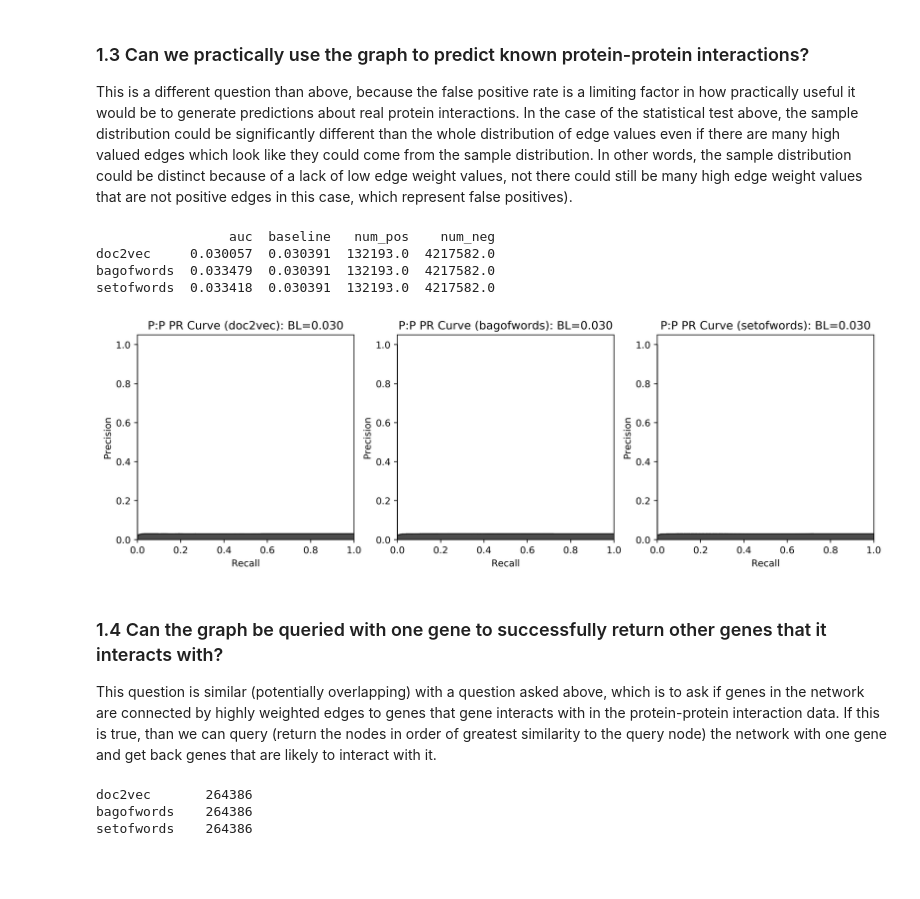
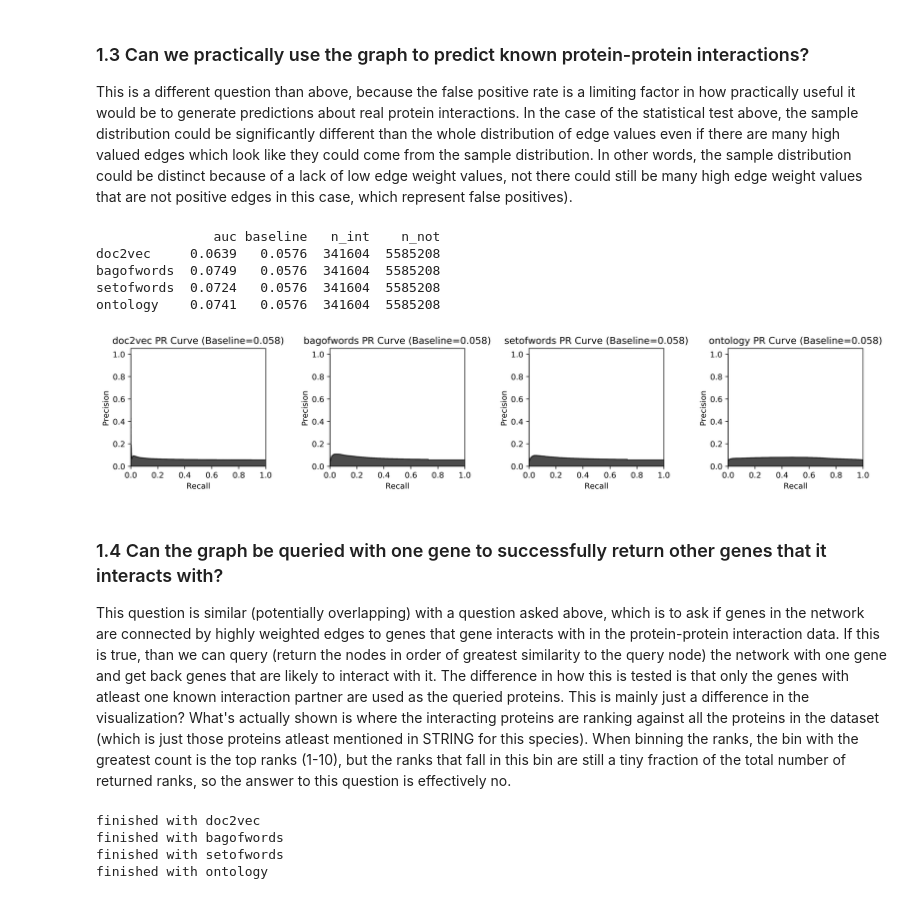
Before and after one commit to irbraun/plant-phenotypes-nlp, a Jupyter notebook: notebooks/nb1_ath_protein_interactions.ipynb, the cells around one changed output. Cells and saved outputs as stored; diff of their text form; code cells hidden in the pictures; blank space fills up the shorter version.

```diff
--- a/notebooks/nb1_ath_protein_interactions.ipynb
+++ b/notebooks/nb1_ath_protein_interactions.ipynb
@@ -105,6 +115,6 @@ print(df.shape)
 ### 1.1 Do the edges joining interacting proteins come from a different distribution?
 This section uses a statistical test (Kolmogorov-Smirnov) to see if the distributions of edge weights which correspond to edges representing a known protein interaction come from a different distribution than the edge weights for edges that do not. This test was chosen because the sizes of the two samples can be different and there is no assumption of normality for the underlying distributions.
 # %%
-METHOD_NAMES = ["doc2vec", "bagofwords", "setofwords"]
+METHODS = ["doc2vec", "bagofwords", "setofwords", "ontology"]
 # %%
 # Use KS test to see if protein-protein interaction edges come from a unique distribution.
@@ -143,54 +157,49 @@ fig.show()
 # %% [markdown]
 ### 1.3 Can we practically use the graph to predict known protein-protein interactions?
 This is a different question than above, because the false positive rate is a limiting factor in how practically useful it would be to generate predictions about real protein interactions. In the case of the statistical test above, the sample distribution could be significantly different than the whole distribution of edge values even if there are many high valued edges which look like they could come from the sample distribution. In other words, the sample distribution could be distinct because of a lack of low edge weight values, not there could still be many high edge weight values that are not positive edges in this case, which represent false positives).
-# %%
-# Providing summary statistics for precision recall curve using graph directly.
-CLASS_RATIO = 2**10 # Ratio of negative to positive data to use, set arbitrarily large to not throw out any data.
-y_true_dict = {name:(np.where(df["combined_score"] > 0.000, 1, 0)) for name in METHOD_NAMES}
-y_prob_dict = {name:(1 - df[name].values) for name in METHOD_NAMES}
-results = {}
-for name in METHOD_NAMES:
-    y_true, y_prob = y_true_dict[name], y_prob_dict[name]
-    y_true, y_prob = balance_classes(y_true, y_prob, CLASS_RATIO)
-    n_pos, n_neg = Counter(y_true)[1], Counter(y_true)[0]
-    precision, recall, thresholds = precision_recall_curve(y_true, y_prob)
-    baseline = Counter(y_true)[1]/len(y_true)
-    average_precision = average_precision_score(y_true, y_prob)
-    area = auc(recall, precision)
-    auc_to_baseline_auc_ratio = area/baseline
-    results[name] = {"auc":area, "baseline":baseline, "num_pos":n_pos, "num_neg":n_neg}
-
-print(pd.DataFrame(results).transpose())
-# %% [output]
-                 auc  baseline   num_pos    num_neg
-doc2vec     0.030057  0.030391  132193.0  4217582.0
-bagofwords  0.033479  0.030391  132193.0  4217582.0
-setofwords  0.033418  0.030391  132193.0  4217582.0
 # %%
-# Same as the above cell but generate the precision and recall plots instead of a summmary table.
-CLASS_RATIO = 2**10 # Ratio of negative to positive data to use, set arbitrarily large to not throw out any data.
-fig, axs = plt.subplots(1,len(METHOD_NAMES))
-for method,ax in zip(METHOD_NAMES,axs):
+# Generate the targe class values, 1 indicating interaction and 0 indicating no interaction.
+y_true_dict = {name:(np.where(df["combined_score"] > 0.000, 1, 0)) for name in METHODS}
+y_prob_dict = {name:(1 - df[name].values) for name in METHODS}
+results = {}
+num_plots, plots_per_row, row_width, row_height = (len(METHODS), 4, 14, 3)
+fig,axs = plt.subplots(math.ceil(num_plots/plots_per_row), plots_per_row, squeeze=False)
+for method,ax in zip(METHODS, axs.flatten()):
+    # Obtaining the values and metrics.
     y_true, y_prob = y_true_dict[method], y_prob_dict[method]
-    y_true, y_prob = balance_classes(y_true, y_prob, CLASS_RATIO)
+    n_pos, n_neg = Counter(y_true)[1], Counter(y_true)[0]
     precision, recall, thresholds = precision_recall_curve(y_true, y_prob)
     baseline = Counter(y_true)[1]/len(y_true)
+    area = auc(recall, precision)
+    auc_to_baseline_auc_ratio = area/baseline
+    results[method] = {"auc":"{:.4f}".format(area),
+                       "baseline":"{:.4f}".format(baseline),
+                       "n_int":"{:.0f}".format(n_pos),
+                       "n_not":"{:.0f}".format(n_neg)}
+    # Producing the precision recall curve.
     step_kwargs = ({'step': 'post'} if 'step' in signature(plt.fill_between).parameters else {})
     ax.step(recall, precision, color='black', alpha=0.2, where='post')
     ax.fill_between(recall, precision, alpha=0.7, color='black', **step_kwargs)
     ax.set_xlabel('Recall')
     ax.set_ylabel('Precision')
     ax.set_ylim([0.0, 1.05])
     ax.set_xlim([0.0, 1.0])
-    ax.set_title("P:P PR Curve ({0}): BL={1:0.3f}".format(method, baseline))
-
-fig.set_size_inches(14.0, 4.0)
+    ax.set_title("{0} PR Curve (Baseline={1:0.3f})".format(method, baseline))
+# Report the results and show the precision recall curves.
+print(pd.DataFrame(results).transpose())
+fig.set_size_inches(row_width, row_height*math.ceil(num_plots/plots_per_row))
+fig.tight_layout()
 fig.show()
 # %% [output]
+               auc baseline   n_int    n_not
+doc2vec     0.0639   0.0576  341604  5585208
+bagofwords  0.0749   0.0576  341604  5585208
+setofwords  0.0724   0.0576  341604  5585208
+ontology    0.0741   0.0576  341604  5585208
-[figure, old version]
+[figure, new version]
 # %% [markdown]
 ### 1.4 Can the graph be queried with one gene to successfully return other genes that it interacts with?
-This question is similar (potentially overlapping) with a question asked above, which is to ask if genes in the network are connected by highly weighted edges to genes that gene interacts with in the protein-protein interaction data. If this is true, than we can query (return the nodes in order of greatest similarity to the query node) the network with one gene and get back genes that are likely to interact with it.
+This question is similar (potentially overlapping) with a question asked above, which is to ask if genes in the network are connected by highly weighted edges to genes that gene interacts with in the protein-protein interaction data. If this is true, than we can query (return the nodes in order of greatest similarity to the query node) the network with one gene and get back genes that are likely to interact with it. The difference in how this is tested is that only the genes with atleast one known interaction partner are used as the queried proteins. This is mainly just a difference in the visualization? What's actually shown is where the interacting proteins are ranking against all the proteins in the dataset (which is just those proteins atleast mentioned in STRING for this species). When binning the ranks, the bin with the greatest count is the top ranks (1-10), but the ranks that fall in this bin are still a tiny fraction of the total number of returned ranks, so the answer to this question is effectively no.
 # %%
 # Get the list of gene IDs involved in interation with atleast one other protein in this dataset.
 genes_with_partners = pd.unique(string_df[["from","to"]].dropna().values.ravel('K'))
@@ -201,7 +210,7 @@ partner_ranks_dict = {}
 # contain only the rows where an edge involving the node of the query gene is specified, then the edge list is
 # sorted by the specific similarity score for that method, so that the indices of edges where the protein-protein
 # interaction score is non-zero will correspond directly to ranks.
-for name in METHOD_NAMES:
+for name in METHODS:
     partner_ranks = []
     for gene_id in genes_with_partners:
         merged_df = pd.concat([df[df["from"]==gene_id],df[df["to"]==gene_id]],ignore_index=True)
@@ -210,9 +219,10 @@ for name in METHOD_NAMES:
         partner_ranks.extend(indices)
     partner_ranks = [rank+1 for rank in partner_ranks]
     partner_ranks_dict[name] = partner_ranks
-    print("{0:<14}{1:}".format(name,len(partner_ranks)))
+    print("finished with {}".format(name))
 # %% [output]
-doc2vec       264386
-bagofwords    264386
-setofwords    264386
+finished with doc2vec
+finished with bagofwords
+finished with setofwords
+finished with ontology
 # %%
```
Also changed, not shown: parts of 8 cells of this notebook, 2 other files.
